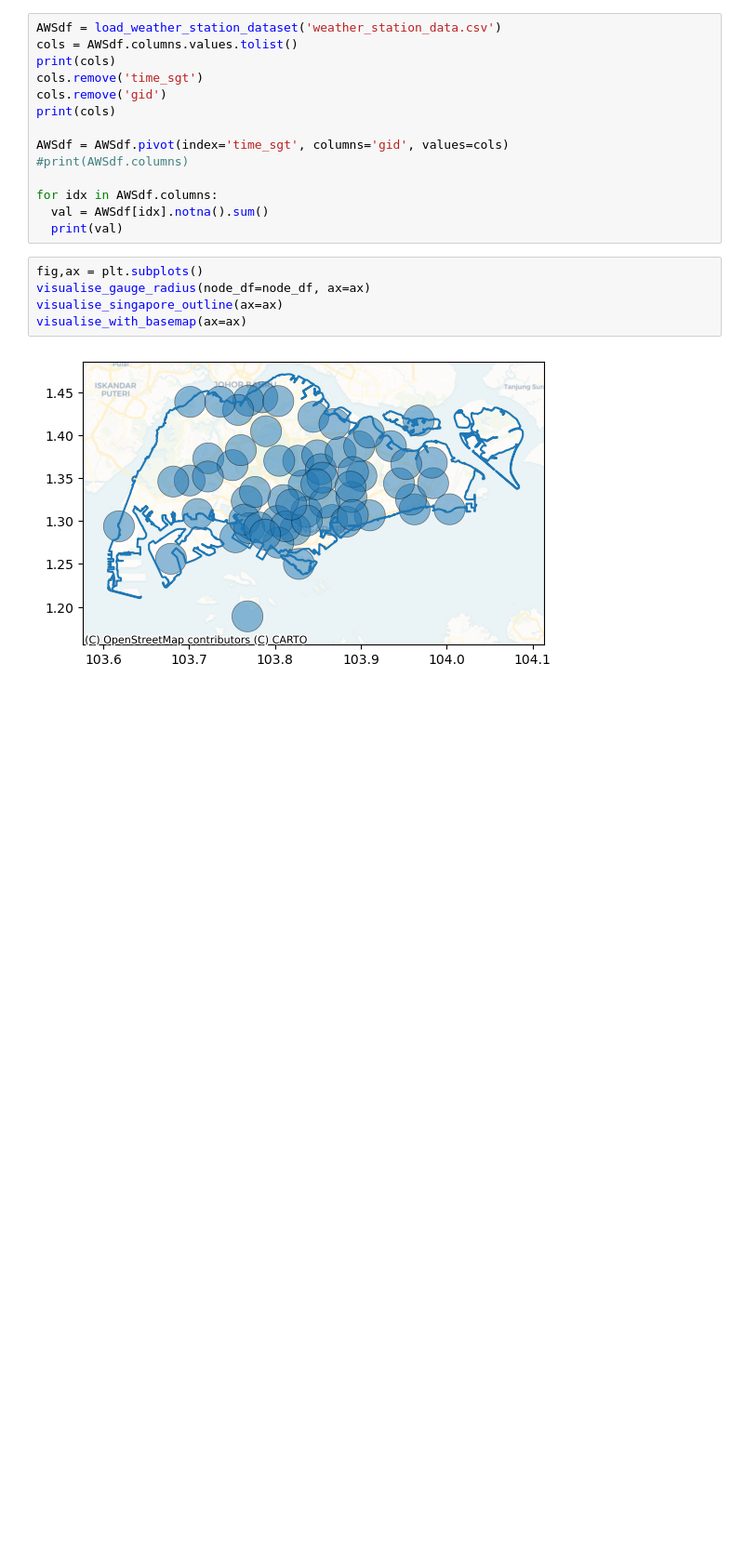
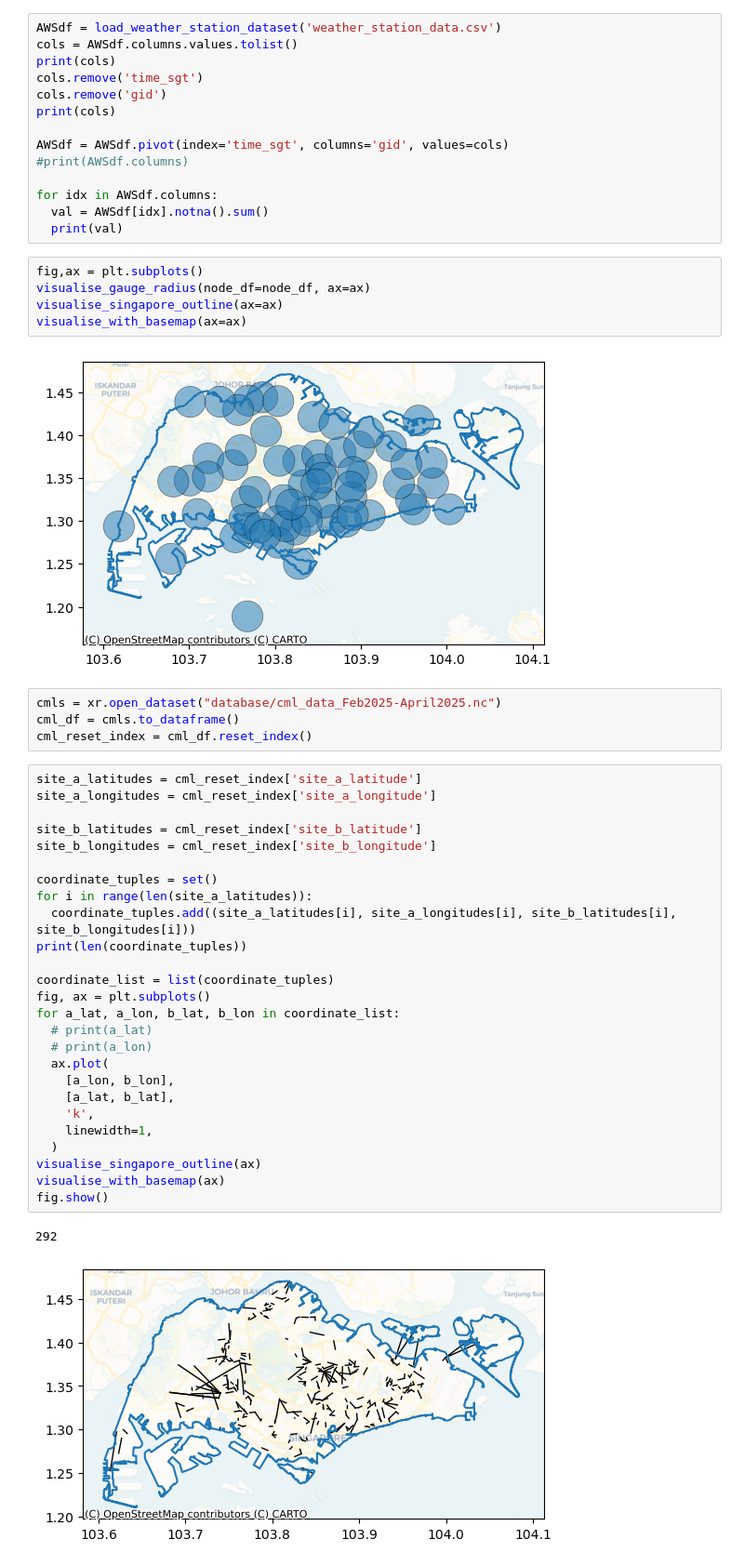
Before and after one commit to jylow/rainfall_data_fusion, a Jupyter notebook: miscel.ipynb, the cells around one changed output. Shown at 93% size. Saved outputs shown, nothing was run; the diff lists cells and outputs as text; blank space fills up the shorter version.

```diff
--- a/miscel.ipynb
+++ b/miscel.ipynb
@@ -571,3 +571,36 @@ visualise_singapore_outline(ax=ax)
 visualise_with_basemap(ax=ax)
 # %% [output]
 [figure]
+# %%
+cmls = xr.open_dataset("database/cml_data_Feb2025-April2025.nc")
+cml_df = cmls.to_dataframe()
+cml_reset_index = cml_df.reset_index()
+# %%
+site_a_latitudes = cml_reset_index['site_a_latitude']
+site_a_longitudes = cml_reset_index['site_a_longitude']
+
+site_b_latitudes = cml_reset_index['site_b_latitude']
+site_b_longitudes = cml_reset_index['site_b_longitude']
+
+coordinate_tuples = set()
+for i in range(len(site_a_latitudes)):
+  coordinate_tuples.add((site_a_latitudes[i], site_a_longitudes[i], site_b_latitudes[i], site_b_longitudes[i]))
+print(len(coordinate_tuples))
+
+coordinate_list = list(coordinate_tuples)
+fig, ax = plt.subplots()
+for a_lat, a_lon, b_lat, b_lon in coordinate_list:
+  # print(a_lat)
+  # print(a_lon)
+  ax.plot(
+    [a_lon, b_lon],
+    [a_lat, b_lat],
+    'k',
+    linewidth=1,
+  )
+visualise_singapore_outline(ax)
+visualise_with_basemap(ax)
+fig.show()
+# %% [output]
+292
+[figure, added]
```
Also changed, not shown: parts of 2 cells of this notebook, 2 other files.
